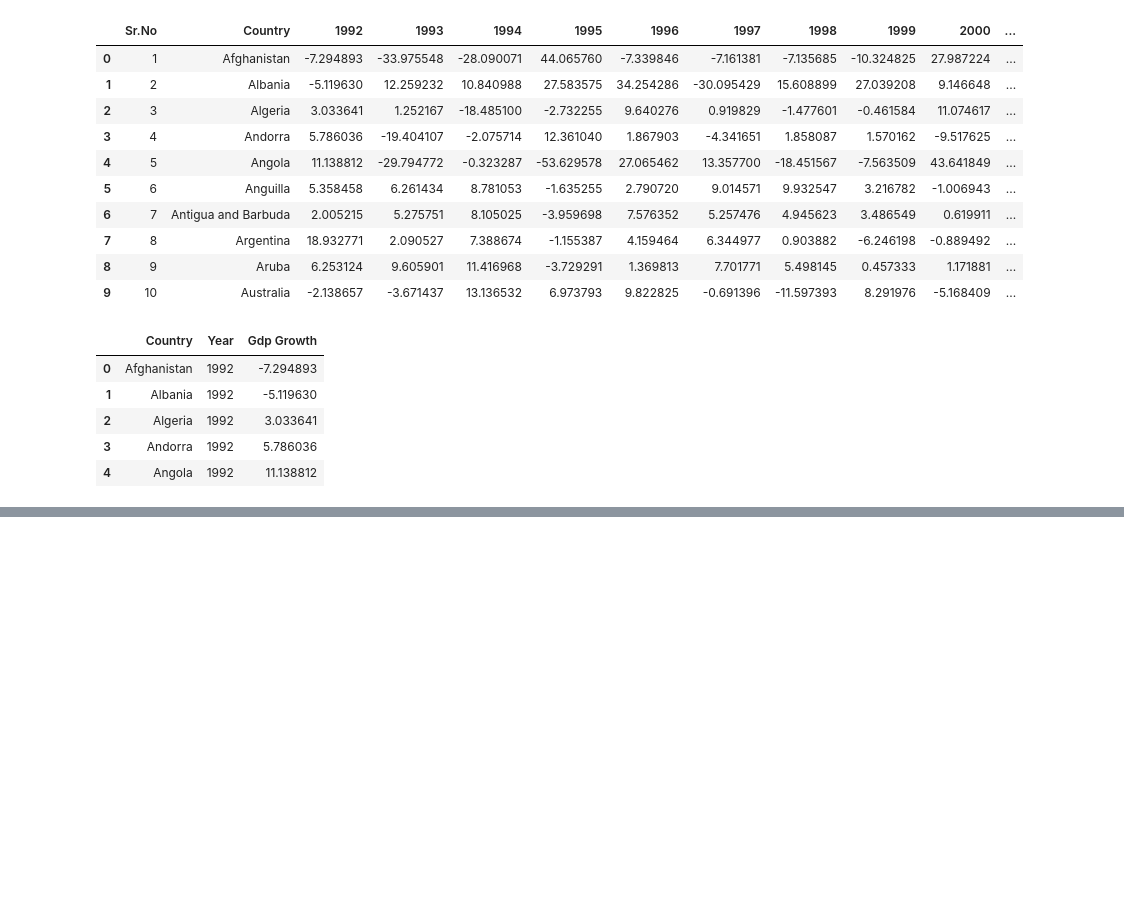
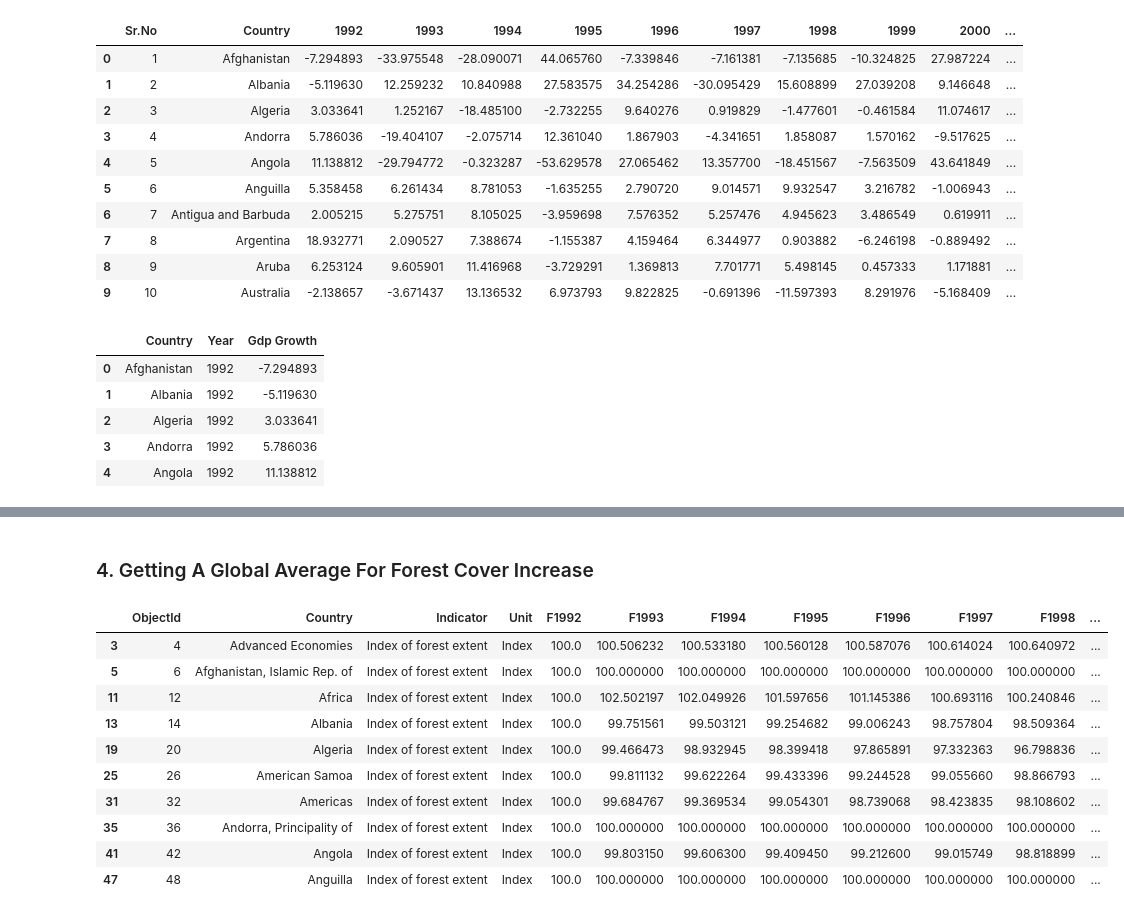
Before and after one commit to sdata07/Forest-Area-Predictor, a Jupyter notebook: main/main.ipynb, the cells around one changed output, grey strips where cells are left out. Drawn from its saved outputs; the diff is of its cells as text; code cells hidden in the pictures; blank space fills up the shorter version.

```diff
--- a/main/main.ipynb
+++ b/main/main.ipynb
@@ -160,0 +191,17 @@ for country in countries :
+# %% [markdown]
+### 4. Getting A Global Average For Forest Cover Increase
+# %%
+forest_extent = df[df["Indicator"] == "Index of forest extent"]
+forest_extent.head(10)
+# %% [output]
+|  | ObjectId | Country | Indicator | Unit | F1992 | F1993 | F1994 | F1995 | F1996 | F1997 | F1998 | ... |
+| 3 | 4 | Advanced Economies | Index of forest extent | Index | 100.0 | 100.506232 | 100.533180 | 100.560128 | 100.587076 | 100.614024 | 100.640972 | ... |
+| 5 | 6 | Afghanistan, Islamic Rep. of | Index of forest extent | Index | 100.0 | 100.000000 | 100.000000 | 100.000000 | 100.000000 | 100.000000 | 100.000000 | ... |
+| 11 | 12 | Africa | Index of forest extent | Index | 100.0 | 102.502197 | 102.049926 | 101.597656 | 101.145386 | 100.693116 | 100.240846 | ... |
+| 13 | 14 | Albania | Index of forest extent | Index | 100.0 | 99.751561 | 99.503121 | 99.254682 | 99.006243 | 98.757804 | 98.509364 | ... |
+| 19 | 20 | Algeria | Index of forest extent | Index | 100.0 | 99.466473 | 98.932945 | 98.399418 | 97.865891 | 97.332363 | 96.798836 | ... |
+| 25 | 26 | American Samoa | Index of forest extent | Index | 100.0 | 99.811132 | 99.622264 | 99.433396 | 99.244528 | 99.055660 | 98.866793 | ... |
+| 31 | 32 | Americas | Index of forest extent | Index | 100.0 | 99.684767 | 99.369534 | 99.054301 | 98.739068 | 98.423835 | 98.108602 | ... |
+| 35 | 36 | Andorra, Principality of | Index of forest extent | Index | 100.0 | 100.000000 | 100.000000 | 100.000000 | 100.000000 | 100.000000 | 100.000000 | ... |
+| 41 | 42 | Angola | Index of forest extent | Index | 100.0 | 99.803150 | 99.606300 | 99.409450 | 99.212600 | 99.015749 | 98.818899 | ... |
+| 47 | 48 | Anguilla | Index of forest extent | Index | 100.0 | 100.000000 | 100.000000 | 100.000000 | 100.000000 | 100.000000 | 100.000000 | ... |
```
Also changed, not shown: parts of 11 cells of this notebook.
